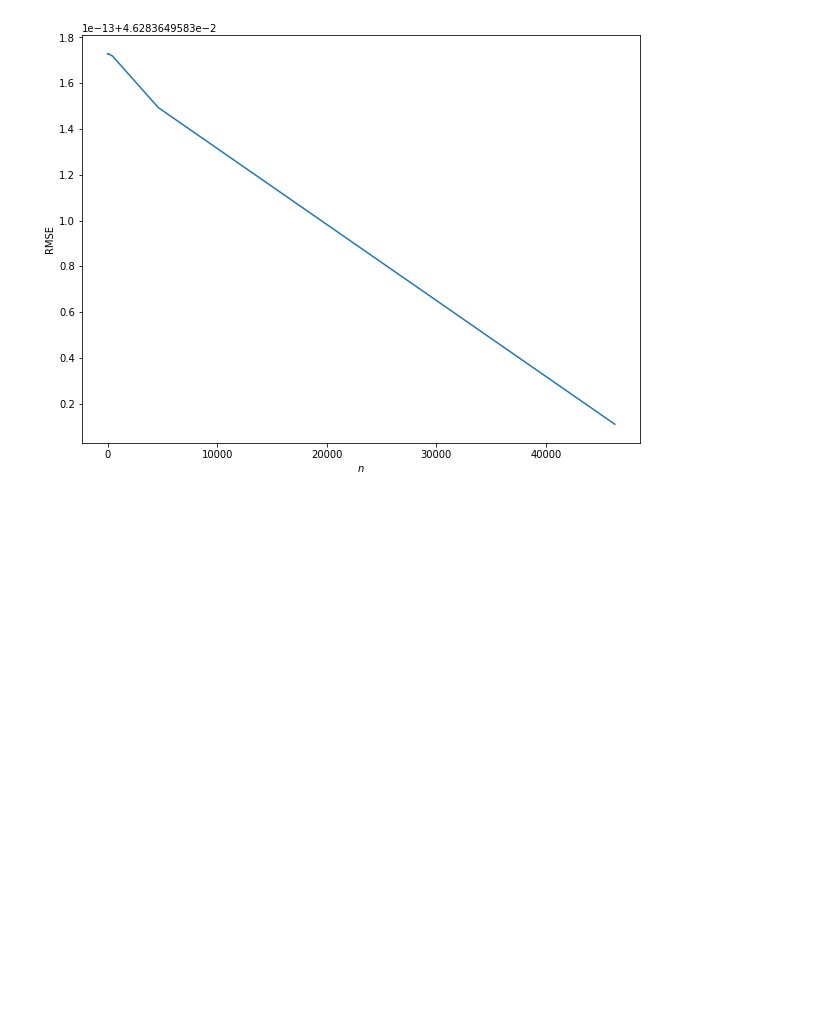
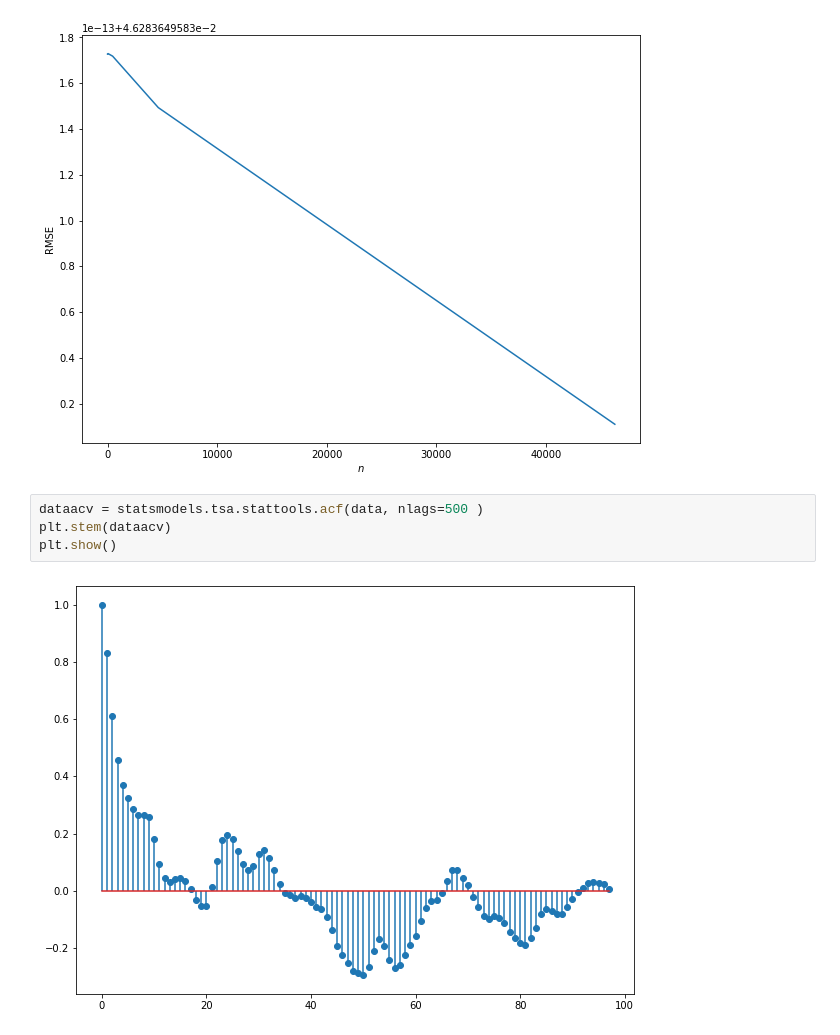
Before and after one commit to YassYe/Deeplearning-Workshops-FYP, a Jupyter notebook: Project2/TimeSeriesProject.ipynb, the cells around one changed output. Drawn from its saved outputs; the diff is of its cells as text; blank space fills up the shorter version.

```diff
--- a/Project2/TimeSeriesProject.ipynb
+++ b/Project2/TimeSeriesProject.ipynb
@@ -171,3 +159,9 @@ plt.ylabel("RMSE")
 plt.show()
 # %% [output]
 [figure]
+# %%
+dataacv = statsmodels.tsa.stattools.acf(data, nlags=500 )
+plt.stem(dataacv)
+plt.show()
+# %% [output]
+[figure, added]
```
Also changed, not shown: parts of 9 cells of this notebook, 1 other file.
